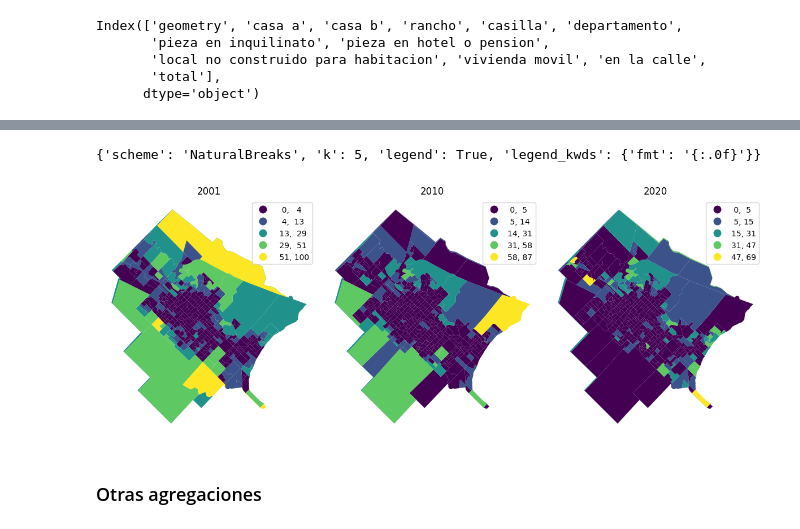
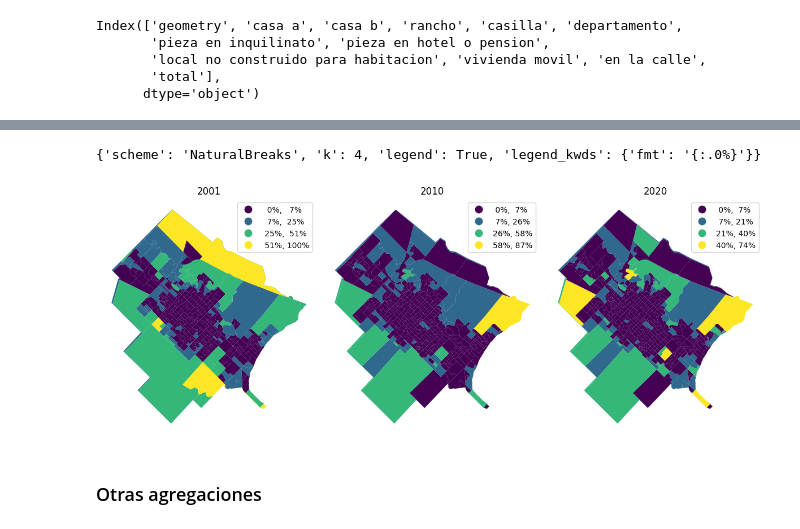
Before and after one commit to CEEU-lab/CENSAr, a Jupyter notebook: notebooks/01-distribution-modeling-without-2020-tracts.ipynb, the cells around one changed output, grey strips where cells are left out. Cells and saved outputs as stored; diff of their text form; code cells hidden in the pictures.

```diff
--- a/notebooks/01-distribution-modeling-without-2020-tracts.ipynb
+++ b/notebooks/01-distribution-modeling-without-2020-tracts.ipynb
@@ -209,13 +214,14 @@ simulated_distribution = simulate_cat_var(
     base_year="0110",
     forecast_year="2020",
     forecast_gdf=tipo_2010_geo,
-    pct_val=2.5,
+    pct_val=1.2,
     catname={"2001": "casilla", "2010": "casilla"},
     tot_colname="total_2020",
     calibration_vector={'weights':calibration_weights, 'mix_dist':True}
     )
 
-tipo_2010_geo["informal_2020"] = tipo_2010_geo.index.map(simulated_distribution)
+tipo_2010_geo["cat_sim_2020"] = tipo_2010_geo.index.map(simulated_distribution)
+tipo_2010_geo["informal_2020"] = tipo_2010_geo["casilla"] + tipo_2010_geo["cat_sim_2020"]
 # %%
 #22595.0/tipo_2010_geo['total_2020'].sum()
 tipo_2010_geo['informal_2020'].sum()
@@ -303,15 +309,15 @@ calle_simulated_distribution = simulate_cat_var(
     tot_colname="total_2020",
 )
 
-tipo_vivienda_agg_2010["formal_2020"] = tipo_vivienda_agg_2010.index.map(
-    formal_simulated_distribution
-)
-tipo_vivienda_agg_2010["informal_2020"] = tipo_vivienda_agg_2010.index.map(
-    informal_simulated_distribution
-)
-tipo_vivienda_agg_2010["situacion de calle 2020"] = tipo_vivienda_agg_2010.index.map(
-    calle_simulated_distribution
-)
+# Sumo los nuevos casos simulados sobre la distribucion conocida
+tipo_vivienda_agg_2010["cat_sim_2020"] = tipo_vivienda_agg_2010.index.map(formal_simulated_distribution)
+tipo_vivienda_agg_2010["formal_2020"] = tipo_vivienda_agg_2010["formal"] + tipo_2010_geo["cat_sim_2020"]
+
+tipo_vivienda_agg_2010["cat_sim_2020"] = tipo_vivienda_agg_2010.index.map(informal_simulated_distribution)
+tipo_vivienda_agg_2010["informal_2020"] = tipo_vivienda_agg_2010["informal"] + tipo_2010_geo["cat_sim_2020"]
+
+tipo_vivienda_agg_2010["cat_sim_2020"] = tipo_vivienda_agg_2010.index.map(calle_simulated_distribution)
+tipo_vivienda_agg_2010["situacion de calle_2020"] = tipo_vivienda_agg_2010["situacion de calle"] + tipo_2010_geo["cat_sim_2020"]
 # %%
 compare_chropleths(
     tipo_vivienda_agg_2001,
@@ -337,21 +343,22 @@ compare_chropleths(
 # %%
 # calibrando por el area total de asentamientos informales
 calibration_weights = build_thiner_pct_in_coarser_geom(coarser_geom=tipo_2010_reset, thiner_geom=asentamientos_gdf,
-                                                       coarser_idx='link', thiner_idx='id_renabap', crs=5347, coarser_tot=True)
+                                                       coarser_idx='link', thiner_idx='id_renabap', crs=5347, coarser_tot=False)
 
 informal_simulated_distribution = simulate_cat_var(
     gdf_var_01=tipo_vivienda_agg_2001,
     gdf_var_10=tipo_vivienda_agg_2010,
-    base_year="2010",
+    base_year="0110",
     forecast_year="2020",
     forecast_gdf=tipo_vivienda_agg_2010,
-    pct_val=5,
+    pct_val=1.5,
     catname={"2001": "informal", "2010": "informal"},
     tot_colname="total_2020",
-    calibration_vector={'weights':calibration_weights, 'mix_dist':False}
+    calibration_vector={'weights':calibration_weights, 'mix_dist':True}
 )
 
-tipo_vivienda_agg_2010["informal_2020"] = tipo_vivienda_agg_2010.index.map(informal_simulated_distribution)
+tipo_vivienda_agg_2010["cat_sim_2020"] = tipo_vivienda_agg_2010.index.map(informal_simulated_distribution)
+tipo_vivienda_agg_2010["informal_2020"] = tipo_vivienda_agg_2010["informal"] + tipo_vivienda_agg_2010["cat_sim_2020"]
 # %%
 compare_chropleths(
     tipo_vivienda_agg_2001,
@@ -369,21 +376,21 @@ compare_chropleths(
 # %%
-tipo_vivienda_agg_2010['pct_informal_2020'] = round((tipo_vivienda_agg_2010['informal_2020']/tipo_vivienda_agg_2010['total_2020'])*100,2)
-tipo_vivienda_agg_2010['pct_informal'] = round((tipo_vivienda_agg_2010['informal']/tipo_vivienda_agg_2010['total'])*100,2)
-tipo_vivienda_agg_2001['pct_informal'] = round((tipo_vivienda_agg_2001['informal']/tipo_vivienda_agg_2001['total'])*100,2)
+tipo_vivienda_agg_2010['pct_informal_2020'] = round((tipo_vivienda_agg_2010['informal_2020']/tipo_vivienda_agg_2010['total_2020']),2)
+tipo_vivienda_agg_2010['pct_informal'] = round((tipo_vivienda_agg_2010['informal']/tipo_vivienda_agg_2010['total']),2)
+tipo_vivienda_agg_2001['pct_informal'] = round((tipo_vivienda_agg_2001['informal']/tipo_vivienda_agg_2001['total']),2)
 # %%
 compare_chropleths(
     tipo_vivienda_agg_2001,
     tipo_vivienda_agg_2010,
     tipo_vivienda_agg_2010,
     column=["pct_informal","pct_informal","pct_informal_2020"],
     titles=[2001, 2010, 2020],
-    legend_kwds = {'fmt':'{:.0f}'},
+    legend_kwds = {'fmt':'{:.0%}'},
     scheme = "NaturalBreaks",
-    k = 5
+    k = 4
 )
 # %% [output]
-{'scheme': 'NaturalBreaks', 'k': 5, 'legend': True, 'legend_kwds': {'fmt': '{:.0f}'}}
+{'scheme': 'NaturalBreaks', 'k': 4, 'legend': True, 'legend_kwds': {'fmt': '{:.0%}'}}
-[figure, old version]
+[figure, new version]
 # %% [markdown]
 ### Otras agregaciones
 # %%
```
Also changed, not shown: parts of 25 cells of this notebook.
